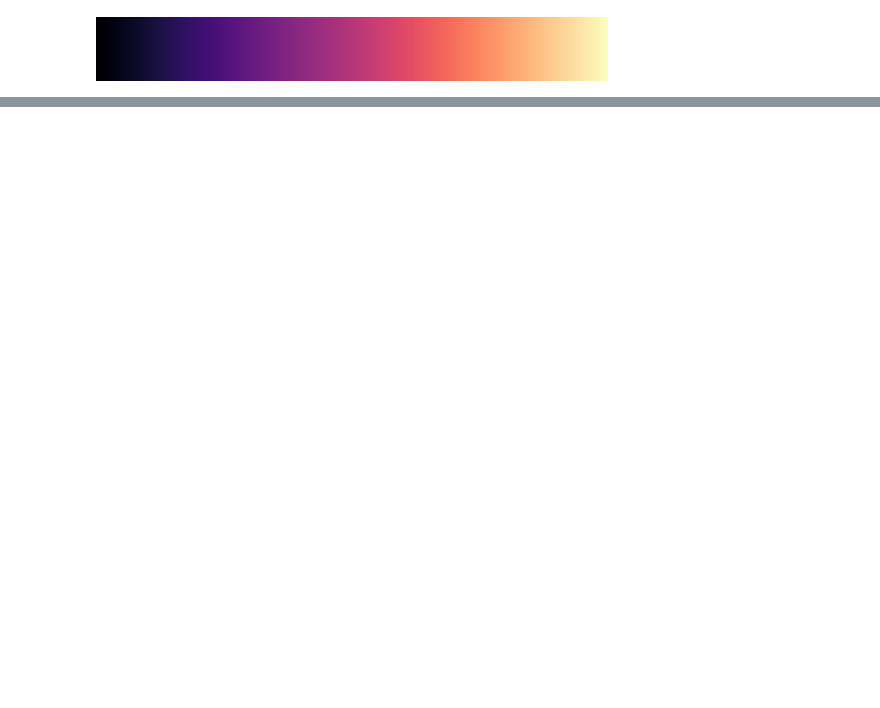
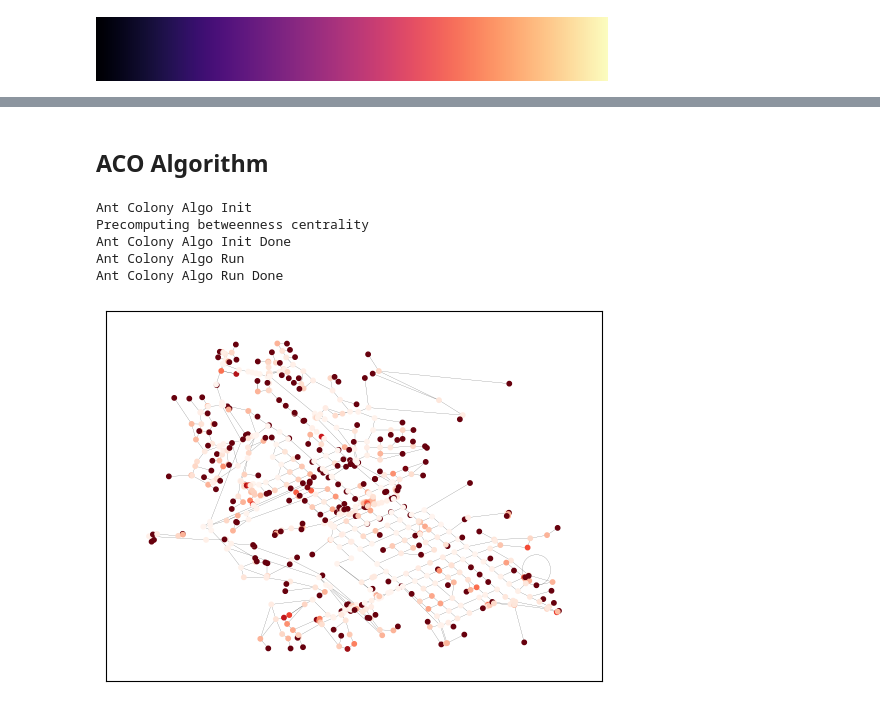
Before and after one commit to Hermanoid/wandrer_planner, a Jupyter notebook: planner.ipynb, the cells around one changed output, grey strips where cells are left out. Saved outputs shown, nothing was run; the diff lists cells and outputs as text; code cells hidden in the pictures; blank space fills up the shorter version.

Commit message:
Setting up a skeleton for an ACO algorithm It ain't much, and it ain't work https://www.reddit.com/r/me_irl/comments/et96xw/me_irl/

```diff
--- a/planner.ipynb
+++ b/planner.ipynb
@@ -33,10 +35,11 @@ print(f"File has {num_elements} elements and {num_linestrings} linestrings, leav
 # %% [output]
 File has 89658 elements and 89530 linestrings, leaving 128 other elements (I believe only region polygons)
 # %%
-# Get ready...
+# Crunch those coordinate and coordinate systems
 linestrings = root.xpath(".//kml:Placemark[.//kml:LineString]", namespaces=namespace)
-crs = "WGS84"
-geod = pyproj.Geod(ellps=crs)
+global_crs = "WGS84"
+global_geod = pyproj.Geod(ellps=global_crs)
+
 linestrings = [ls for ls in linestrings if hasattr(ls, "LineString")]
 # Use this dictionary method so an error is thrown if there's some key I haven't seen at the time of programming
 travel_tags = {"#Traveled": True, "#TraveledUnpaved": True, "#Untraveled": False, "#UntraveledUnpaved": False}
@@ -59,22 +62,41 @@ for coords, traveled in zip(linestring_coords, linestrings_traveled):
             node_counter += 1
     first_id, last_id = nodes[first], nodes[last]
     edge_count = edge_counts.get((first_id, last_id), 0)
-    length = sum(geod.inv(*first, *second, radians=False)[2] for first, second in zip(coords[:-1], coords[1:]))
+    length = sum(global_geod.inv(*first, *second, radians=False)[2] for first, second in zip(coords[:-1], coords[1:]))
     edges.append((first_id, last_id, edge_count, length, traveled, shapely.LineString(coords)))
     edge_counts[(first_id, last_id)] = edge_count + 1
 
 graph_nodes = gpd.GeoDataFrame([(value, key[0], key[1]) for key, value in nodes.items()], columns=["osmid", "x", "y"])
 graph_nodes.set_index(["osmid"], inplace=True) # We fake the OSMID with a counter, but it still needs to be the key
-graph_edges = gpd.GeoDataFrame(edges, columns=["u", "v", "key", "length", "traveled", "geometry"], crs=crs)
+graph_edges = gpd.GeoDataFrame(edges, columns=["u", "v", "key", "length", "traveled", "geometry"], crs=global_crs)
 graph_edges.set_index(["u", "v", "key"], inplace=True)
 del nodes
 del edges
 del edge_counts
+# %%
+# Find a UTM CRS that fits the data for a cartesian projection
+# We'll need that projection to calculate heuristics using euclidean distance
+aoi = AreaOfInterest(
+        west_lon_degree=min(graph_nodes["x"]),
+        south_lat_degree=min(graph_nodes["y"]),
+        east_lon_degree=max(graph_nodes["x"]),
+        north_lat_degree=max(graph_nodes["y"]),
+    )
+
+utm_crs = query_utm_crs_info(
+    datum_name="WGS 84",
+    area_of_interest=aoi,
+)[0].code
+transformer = pyproj.Transformer.from_crs(global_crs, utm_crs, always_xy=True)
+
+graph_nodes["proj_pos"] = graph_nodes.apply(lambda row: np.array(transformer.transform(row["x"], row["y"], errcheck=True)[:2]), axis=1)
 # %%
-bbox = (39.7, 39.8, -105.15, -105.3)
+# Convert to osmnx (networkx, but geo) graph
+
+crop_bbox = (39.7, 39.8, -105.15, -105.3)
 graph = ox.graph_from_gdfs(graph_nodes, graph_edges)
 import osmnx.truncate
-graph = osmnx.truncate.truncate_graph_bbox(graph, *bbox)
+graph = osmnx.truncate.truncate_graph_bbox(graph, *crop_bbox)
 graph = nx.to_undirected(graph)
 # %%
 # preview the graph
@@ -171,3 +198,39 @@ for i, ls in enumerate(linestrings):
 m
 # %% [output]
 [interactive output not drawn]
+# %% [markdown]
+## ACO Algorithm
+# %%
+from aco_algo.ACOSettings import ACOSettings
+from aco_algo.AntColony import AntColony
+
+settings = ACOSettings(
+    start_node=start_node,
+    goal_nodes=[goal_node],
+    num_ants=10,
+    pheromone_weight=0.5,
+    traveled_factor=0.1,
+    heuristic_weight=0.5,
+    evaporation=0.5,
+)
+
+colony = AntColony(graph, settings)
+colony.run_iteration()
+# %% [output]
+Ant Colony Algo Init
+Precomputing betweenness centrality
+Ant Colony Algo Init Done
+Ant Colony Algo Run
+Ant Colony Algo Run Done
+# %%
+# Plot betweenness centrality
+# This does notably not project before plotting which kinda a no-no
+pos_dict = {key: (attr['x'], attr['y']) for key, attr in graph.nodes(data=True)}
+betweenness = np.asarray(list(nx.betweenness_centrality(graph).values()))
+# node_colors = [1 if math.cos(color*math.pi/2)**4 else 0 for color in node_colors]
+deadendness = 1/(1+1000*betweenness)
+# node_colors = very_dead_end_ratio * very_dead_end_bonus + (1-very_dead_end_ratio) * deadendness
+node_colors = deadendness
+nx.draw_networkx(graph, pos=pos_dict, node_color=node_colors, cmap="Reds", with_labels=False, node_size=10, width=0.1, edge_color="black")
+# %% [output]
+[figure, added]
```
Also changed, not shown: parts of 5 cells of this notebook, 4 other files.
